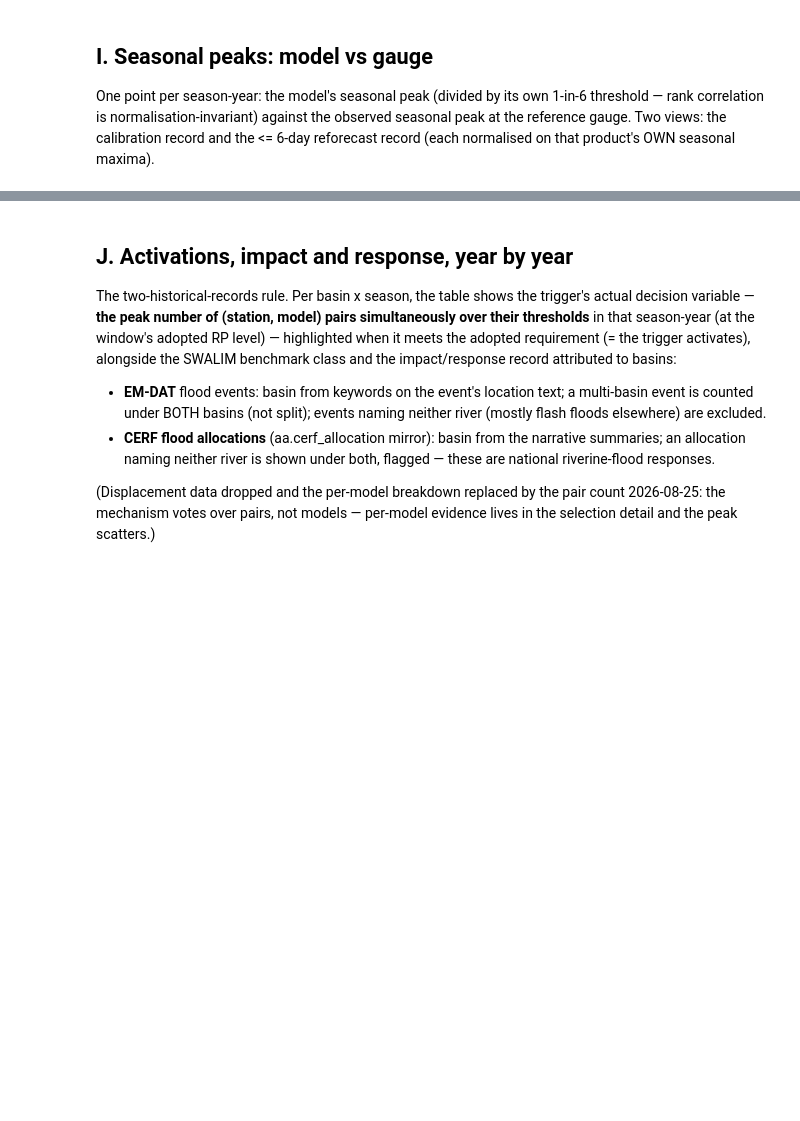
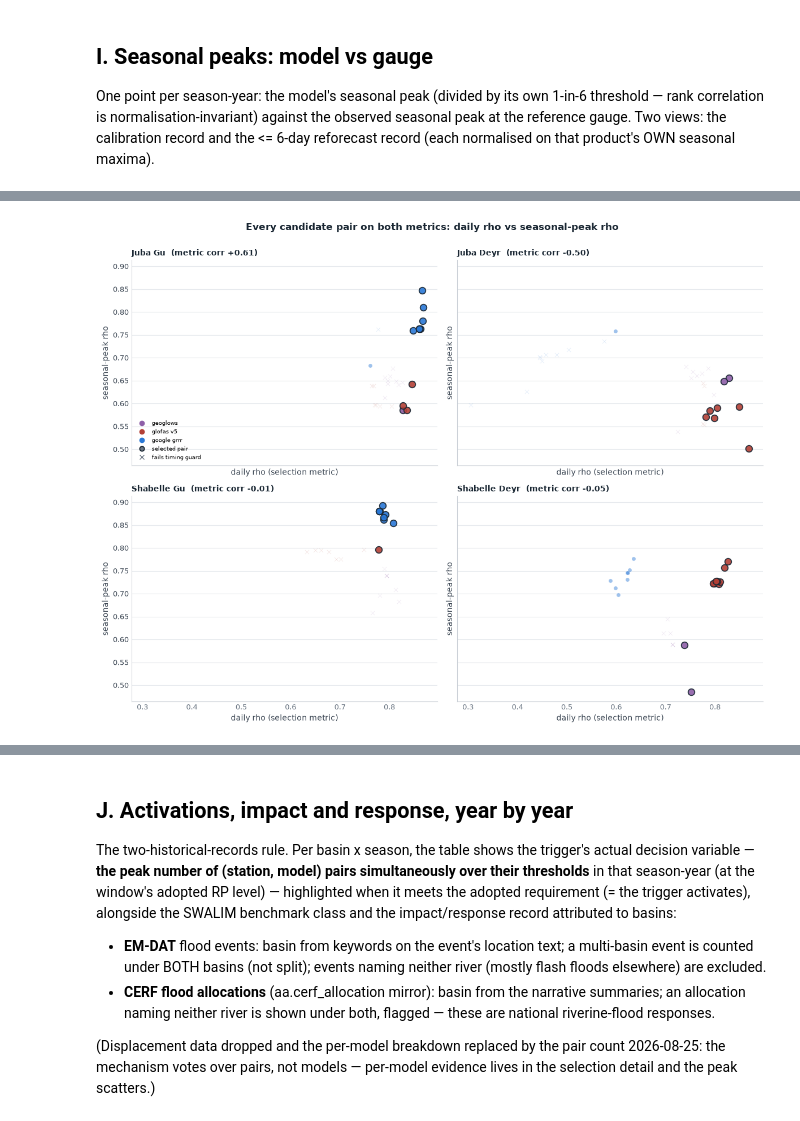
Before and after one commit to OCHA-DAP/ds-aa-som-floods, a Jupyter notebook: analysis/11_multisource_trigger.ipynb, the cells around one changed output, grey strips where cells are left out. Cells and saved outputs as stored; diff of their text form; code cells hidden in the pictures; blank space fills up the shorter version.

```diff
--- a/analysis/11_multisource_trigger.ipynb
+++ b/analysis/11_multisource_trigger.ipynb
@@ -1100,0 +1133,48 @@ peaks_df.pivot_table(index=["river", "season", "record"], columns="source", valu
+# %%
+# peak rho for EVERY candidate pair (not just the reference station)
+cand_rows = []
+for _, r in corr[corr.benchmark == "swalim"].iterrows():
+    obs = swalim_peaks(r.river, r.season)
+    s = dd[(dd.file_source == r.source) & (dd.station == r.station)].set_index("date")["discharge"]
+    s = s[s.index.month.isin(SEASONS[r.season])]
+    s = s[(s.index.year >= YEARS[0]) & (s.index.year <= YEARS[1])]
+    am = s.groupby(s.index.year).max().dropna()
+    common = obs.index.intersection(am.index)
+    cand_rows.append({"river": r.river, "season": r.season, "station": r.station,
+                      "source": r.source, "daily_rho": r.best_rho,
+                      "best_lag": int(r.best_lag),
+                      "peak_rho": (round(spearman(obs.loc[common], am.loc[common]), 3)
+                                   if len(common) >= 10 else np.nan)})
+pair_metrics = pd.DataFrame(cand_rows)
+
+fig, axes = plt.subplots(2, 2, figsize=(12, 9), sharex=True, sharey=True)
+sel_keys = set(zip(sel.river, sel.season, sel.station, sel.source))
+for ax, (river, season) in zip(axes.ravel(), combos):
+    g = pair_metrics[(pair_metrics.river == river) & (pair_metrics.season == season)]
+    for _, r in g.iterrows():
+        is_sel = (river, season, r.station, r.source) in sel_keys
+        guard_ok = r.best_lag >= -3
+        ax.scatter(r.daily_rho, r.peak_rho, s=70 if is_sel else 26,
+                   color=SOURCE_COLORS[r.source],
+                   alpha=0.9 if is_sel else (0.45 if guard_ok else 0.18),
+                   edgecolors=INK if is_sel else "white",
+                   linewidths=1.3 if is_sel else 0.4,
+                   marker="o" if guard_ok else "x")
+    d = np.corrcoef(g.dropna().daily_rho, g.dropna().peak_rho)[0, 1]
+    ax.set_title(f"{river.capitalize()} {season.capitalize()}  (metric corr {d:+.2f})",
+                 fontsize=10)
+    ax.set_xlabel("daily rho (selection metric)")
+    ax.set_ylabel("seasonal-peak rho")
+    style_ax(ax, grid="y")
+handles = [plt.Line2D([], [], color=SOURCE_COLORS[s], marker="o", ls="",
+                      label=s.replace("_", " ")) for s in SOURCES] + [
+    plt.Line2D([], [], color=FAINT, marker="o", ls="", markeredgecolor=INK,
+               markeredgewidth=1.3, label="selected pair"),
+    plt.Line2D([], [], color=FAINT, marker="x", ls="", label="fails timing guard")]
+axes.ravel()[0].legend(handles=handles, fontsize=7, loc="lower left")
+fig.suptitle("Every candidate pair on both metrics: daily rho vs seasonal-peak rho",
+             fontweight="bold", color=INK, fontsize=12, y=1.0)
+plt.tight_layout()
+save_fig(fig, "i_metric_plane")
+# %% [output]
+[figure, added]
```
Also changed, not shown: parts of 5 cells of this notebook, 4 other files.
